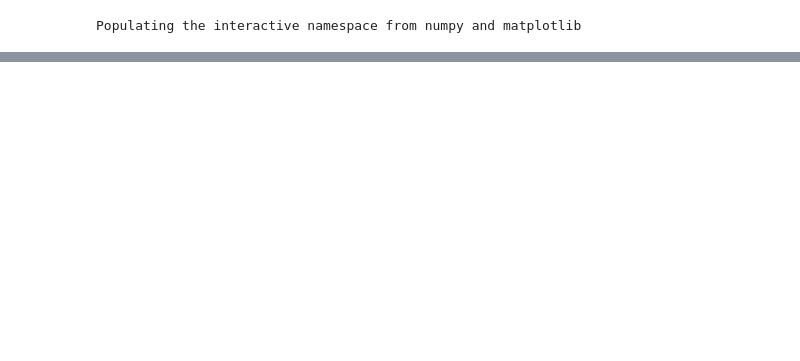
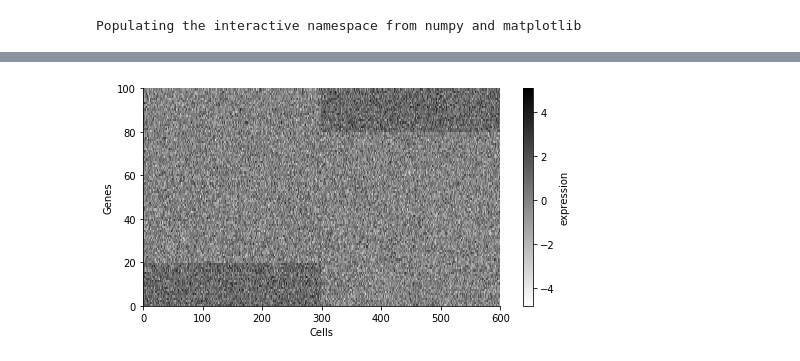
Before and after one commit to vals/Reading-PCA, a Jupyter notebook: How to read PCA.ipynb, the cells around one changed output, grey strips where cells are left out. Saved outputs shown, nothing was run; the diff lists cells and outputs as text; code cells hidden in the pictures; blank space fills up the shorter version.

```diff
--- a/How to read PCA.ipynb
+++ b/How to read PCA.ipynb
@@ -306,0 +80,6 @@ plt.imshow(S2);
+# %%
+data = make_data(mu1, mu2, S, S)
+# %%
+plot_data(data)
+# %% [output]
+[figure, added]
```
Also changed, not shown: parts of 59 cells of this notebook, 1 other file.
